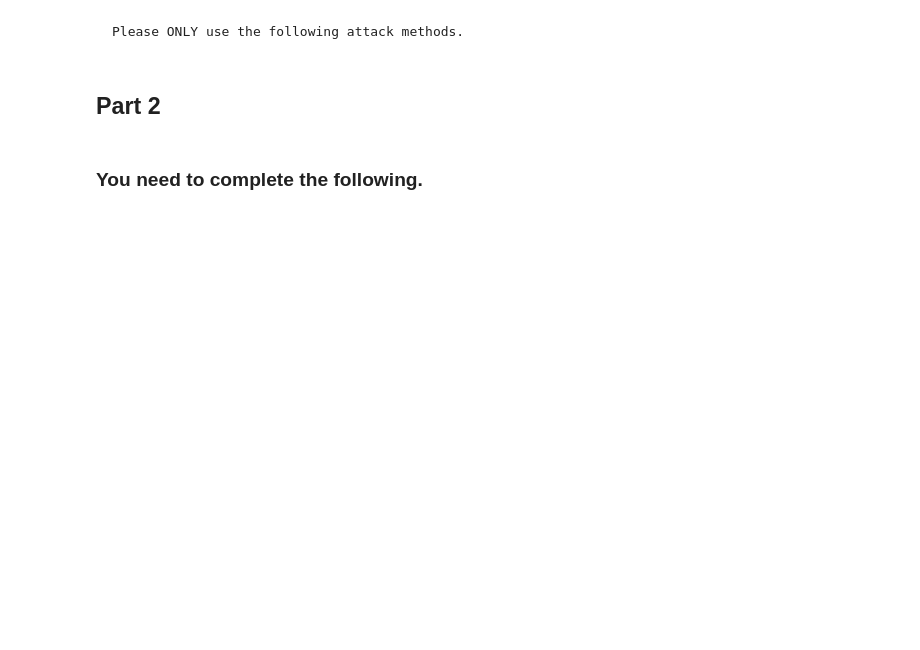
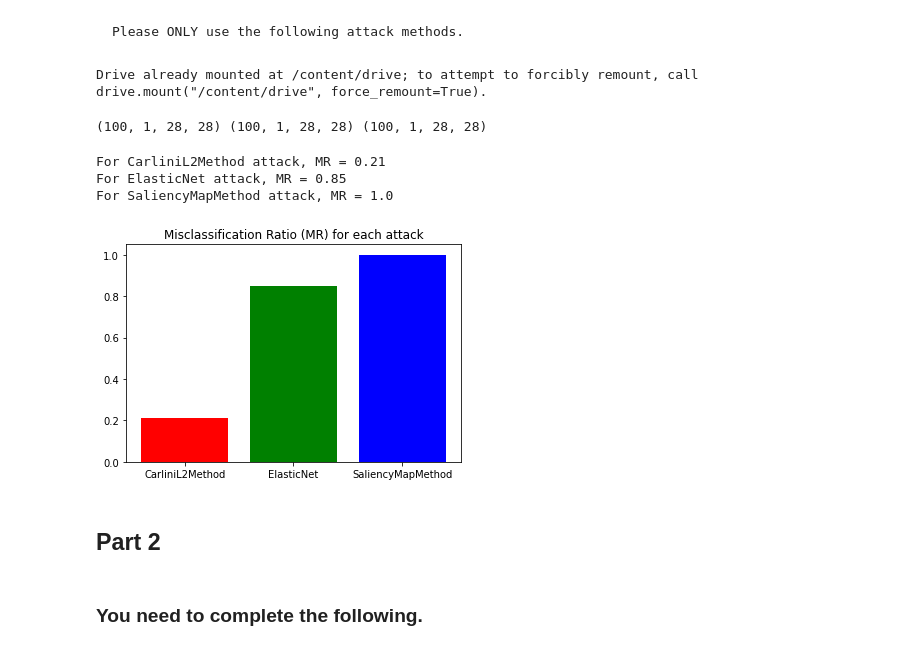
Before and after one commit to cueo/cs529-seca, a Jupyter notebook: assignment4/Problem2.ipynb, the cells around one changed output. Cells and saved outputs as stored; diff of their text form; code cells hidden in the pictures; blank space fills up the shorter version.

```diff
--- a/assignment4/Problem2.ipynb
+++ b/assignment4/Problem2.ipynb
@@ -80,15 +159,2 @@ None
 # %% [markdown]
     Please ONLY use the following attack methods.
-# %%
-# Define methods for generating "targetted" adversarial examples
-def generate_adv_examples_CarliniL2Method(classifier, x, target_y):
-    attack = None
-    return None
-
-def generate_adv_examples_ElasticNet(classifier, x, target_y):
-    attack = None
-    return None
-
-def generate_adv_examples_SaliencyMapMethod(classifier, x, target_y):
-    attack = None
-    return None
@@ -95,3 +203,18 @@ def generate_adv_examples_SaliencyMapMethod(classifier, x, target_y):
+# %%
+import os
+
+from google.colab import drive
+from shutil import copy
+
+drive.mount('/content/drive')
+
+for filename in ['carlinil_adv_examples_gpu.pkl', 'elastic_net_adv_examples_gpu.pkl', 'saliency_adv_examples_gpu.pkl']:
+  # copy(filename, os.path.join('drive/MyDrive/Colab Notebooks', filename))
+  src = os.path.join('drive/MyDrive/Colab Notebooks', filename)
+  if os.path.exists(src):
+    copy(src, filename)
+# %% [output]
+Drive already mounted at /content/drive; to attempt to forcibly remount, call drive.mount("/content/drive", force_remount=True).
 # %%
 # Build a mapping from the true label to the fake label
 # For example, in the mapping below, we want the classifier to predict 0 images as 8.
@@ -111,31 +234,47 @@ target_y_labels = np.asarray(target_y_labels)
 target_y = keras.utils.to_categorical(target_y_labels, NUM_CLASSES)
 
 # Generate 300 adversarial images
-carlinil_adv_examples = None
-elastic_net_adv_examples = None
-saliency_adv_examples = None
+carlinil_adv_examples = generate_adv_examples_CarliniL2Method(substitute_model, final_train_x, target_y_labels)
+elastic_net_adv_examples = generate_adv_examples_ElasticNet(substitute_model, final_train_x, target_y_labels)
+saliency_adv_examples = generate_adv_examples_SaliencyMapMethod(substitute_model, final_train_x, target_y_labels)
+
+print(carlinil_adv_examples.shape, elastic_net_adv_examples.shape, saliency_adv_examples.shape)
+# %% [output]
+(100, 1, 28, 28) (100, 1, 28, 28) (100, 1, 28, 28)
+# %%
+def misclassification_ratio(labels, predictions):
+  if predictions.shape != (100,):
+    predictions = np.argmax(predictions, axis=1)
+  return np.count_nonzero(predictions==target_y_labels) / len(target_y_labels)
 # %%
 # Calculate Misclassification Ratio (MR) for CarliniL2Method attack
-predictions = None
-carlinil_mr = None
+predictions = substitute_model.predict(carlinil_adv_examples)
+carlinil_mr = misclassification_ratio(target_y_labels, predictions)
 print('For CarliniL2Method attack, MR = {}'.format(carlinil_mr))
 
-# Calculate Misclassification Ratio (MR) for ElasticNet attack
-predictions = None
-elastic_net_mr = None
+# # Calculate Misclassification Ratio (MR) for ElasticNet attack
+predictions = substitute_model.predict(elastic_net_adv_examples)
+elastic_net_mr = misclassification_ratio(target_y_labels, predictions)
 print('For ElasticNet attack, MR = {}'.format(elastic_net_mr))
 
-# Calculate Misclassification Ratio (MR) for SaliencyMapMethod attack
-predictions = None
-saliency_mr = None
+# # Calculate Misclassification Ratio (MR) for SaliencyMapMethod attack
+predictions = substitute_model.predict(saliency_adv_examples)
+saliency_mr = misclassification_ratio(target_y_labels, predictions)
 print('For SaliencyMapMethod attack, MR = {}'.format(saliency_mr))
+# %% [output]
+For CarliniL2Method attack, MR = 0.21
+For ElasticNet attack, MR = 0.85
+For SaliencyMapMethod attack, MR = 1.0
 # %%
 # Make a plot
 X = ['CarliniL2Method','ElasticNet', 'SaliencyMapMethod']
-plt.bar(None, color=['r', 'g', 'b'])
+Y = [carlinil_mr, elastic_net_mr, saliency_mr]
+plt.bar(X, Y, color=['r', 'g', 'b'])
 plt.title('Misclassification Ratio (MR) for each attack')
 plt.show()
 plt.close()
+# %% [output]
+[figure, added]
 # %% [markdown]
 ## Part 2
 # %% [markdown]
```
Also changed, not shown: parts of 9 cells of this notebook.
